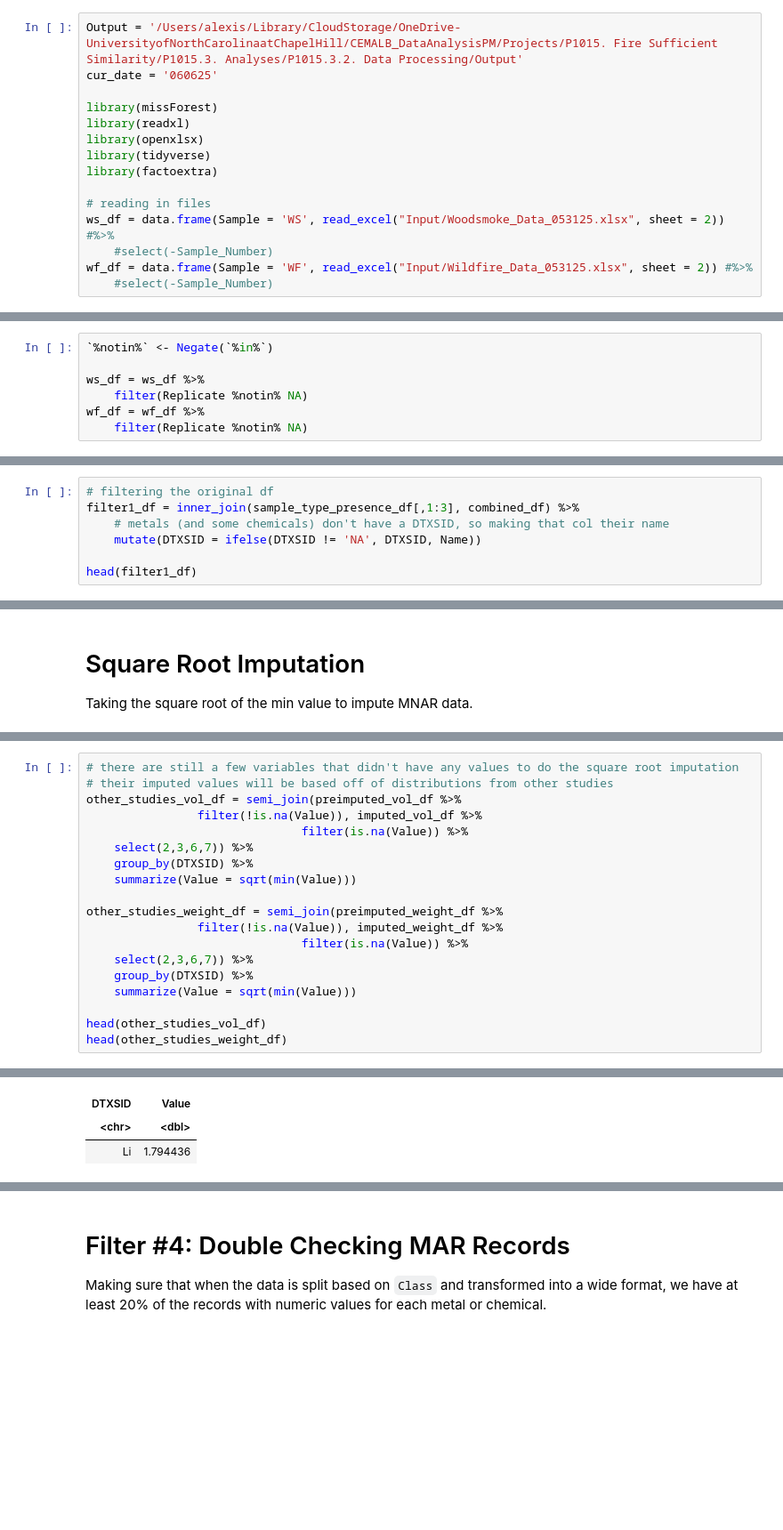
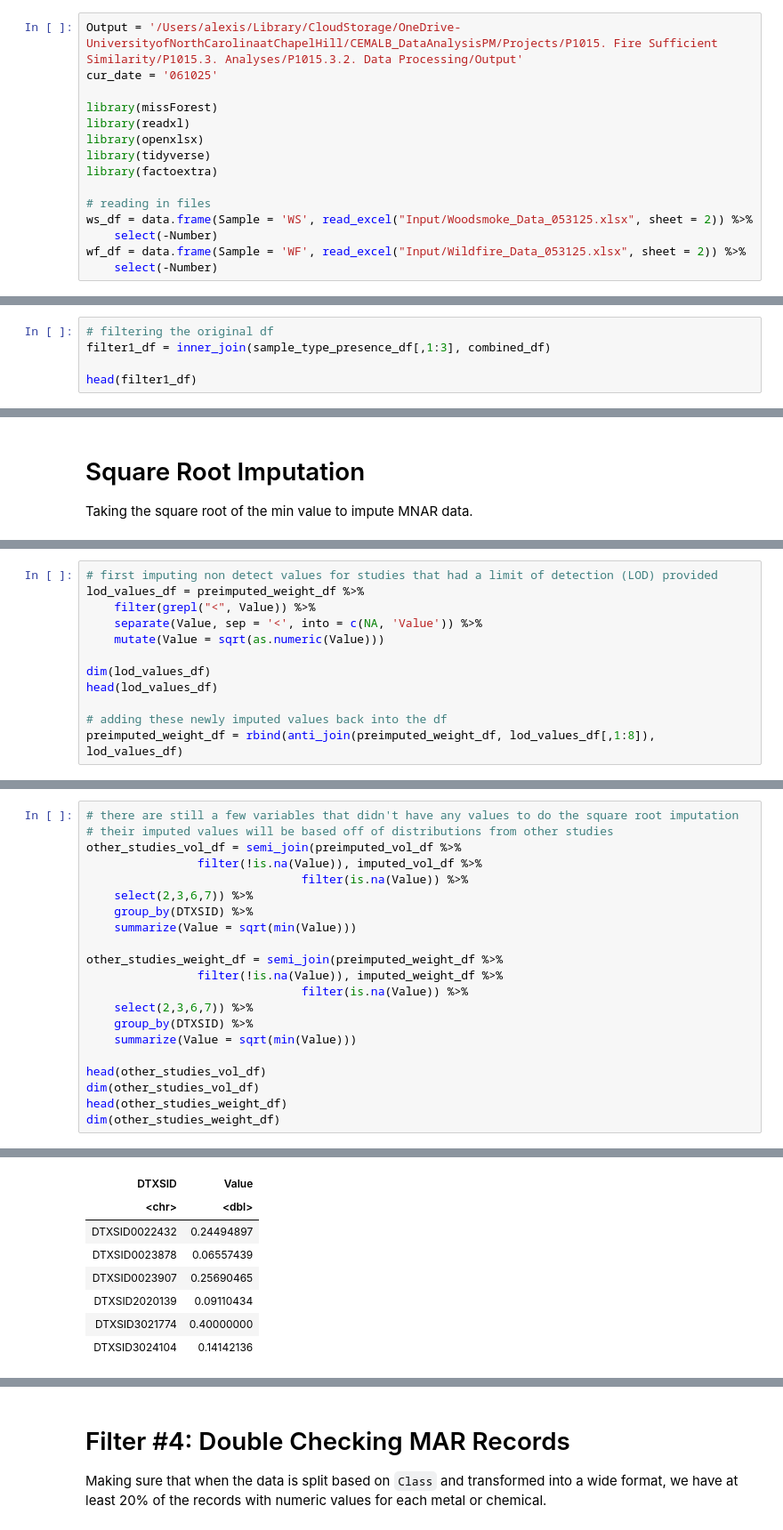
Before and after one commit to UNC-CEMALB/P1015.-Wildfire_Suffcient_Similiarity, a Jupyter notebook: 1. Data Processing/Data Processing.ipynb, the cells around one changed output, grey strips where cells are left out. Shown at 89% size. Drawn from its saved outputs; the diff is of its cells as text; blank space fills up the shorter version.

```diff
--- a/1. Data Processing/Data Processing.ipynb
+++ b/1. Data Processing/Data Processing.ipynb
@@ -2,7 +2,7 @@
 .libPaths(R.home('/opt/homebrew/Caskroom/miniforge/base/lib/R/library'))
 # %%
 Output = '/Users/alexis/Library/CloudStorage/OneDrive-UniversityofNorthCarolinaatChapelHill/CEMALB_DataAnalysisPM/Projects/P1015. Fire Sufficient Similarity/P1015.3. Analyses/P1015.3.2. Data Processing/Output'
-cur_date = '060625'
+cur_date = '061025'
 
 library(missForest)
 library(readxl)
@@ -11,10 +11,10 @@ library(tidyverse)
 library(factoextra)
 
 # reading in files
-ws_df = data.frame(Sample = 'WS', read_excel("Input/Woodsmoke_Data_053125.xlsx", sheet = 2)) #%>%
-    #select(-Sample_Number)
-wf_df = data.frame(Sample = 'WF', read_excel("Input/Wildfire_Data_053125.xlsx", sheet = 2)) #%>%
-    #select(-Sample_Number)
+ws_df = data.frame(Sample = 'WS', read_excel("Input/Woodsmoke_Data_053125.xlsx", sheet = 2)) %>%
+    select(-Number)
+wf_df = data.frame(Sample = 'WF', read_excel("Input/Wildfire_Data_053125.xlsx", sheet = 2)) %>%
+    select(-Number)
 # %% [output]
 ── Attaching core tidyverse packages ──────────────────────── tidyverse 2.0.0 ──
 ✔ dplyr     1.1.4     ✔ readr     2.1.5
@@ -64,7 +59,0 @@ Removing duplicate records for instances that weren't measured at all (MAR).
-# %%
-`%notin%` <- Negate(`%in%`)
-
-ws_df = ws_df %>%
-    filter(Replicate %notin% NA)
-wf_df = wf_df %>%
-    filter(Replicate %notin% NA)
@@ -128,8 +113,6 @@ A tibble: 6 × 4
 # %%
 # filtering the original df
-filter1_df = inner_join(sample_type_presence_df[,1:3], combined_df) %>%
-    # metals (and some chemicals) don't have a DTXSID, so making that col their name
-    mutate(DTXSID = ifelse(DTXSID != 'NA', DTXSID, Name))
+filter1_df = inner_join(sample_type_presence_df[,1:3], combined_df)
 
 head(filter1_df)
 # %% [output]
@@ -335,0 +324,12 @@ A tibble: 6 × 9
+# %%
+# first imputing non detect values for studies that had a limit of detection (LOD) provided
+lod_values_df = preimputed_weight_df %>%
+    filter(grepl("<", Value)) %>%
+    separate(Value, sep = '<', into = c(NA, 'Value')) %>%
+    mutate(Value = sqrt(as.numeric(Value)))
+
+dim(lod_values_df)
+head(lod_values_df)
+
+# adding these newly imputed values back into the df
+preimputed_weight_df = rbind(anti_join(preimputed_weight_df, lod_values_df[,1:8]), lod_values_df)
@@ -438,7 +480,9 @@ other_studies_weight_df = semi_join(preimputed_weight_df %>%
     summarize(Value = sqrt(min(Value)))
 
 head(other_studies_vol_df)
+dim(other_studies_vol_df)
 head(other_studies_weight_df)
+dim(other_studies_weight_df)
 # %% [output]
 Joining with `by = join_by(Metric, Sample, Class, DTXSID)`
 Joining with `by = join_by(Metric, Sample, Class, DTXSID)`
@@ -446,3 +490,8 @@ A tibble: 1 × 2
 | DTXSID | Value |
 | <chr> | <dbl> |
-| Li | 1.794436 |
+| DTXSID0022432 | 0.24494897 |
+| DTXSID0023878 | 0.06557439 |
+| DTXSID0023907 | 0.25690465 |
+| DTXSID2020139 | 0.09110434 |
+| DTXSID3021774 | 0.40000000 |
+| DTXSID3024104 | 0.14142136 |
```
Also changed, not shown: parts of 31 cells of this notebook.
